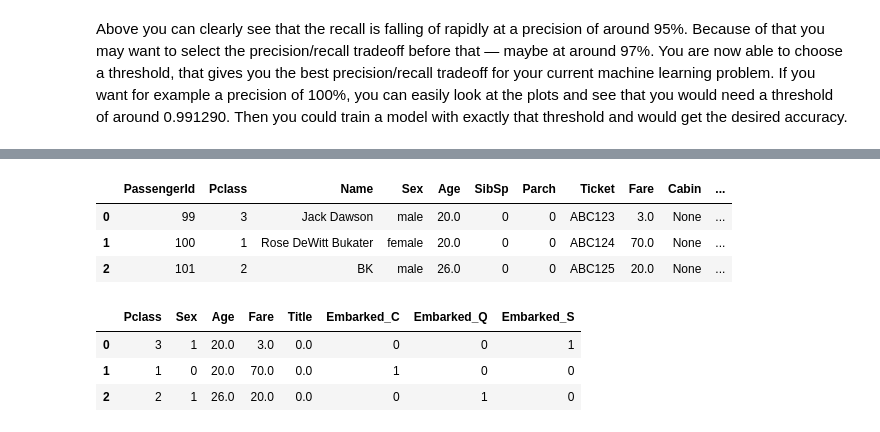
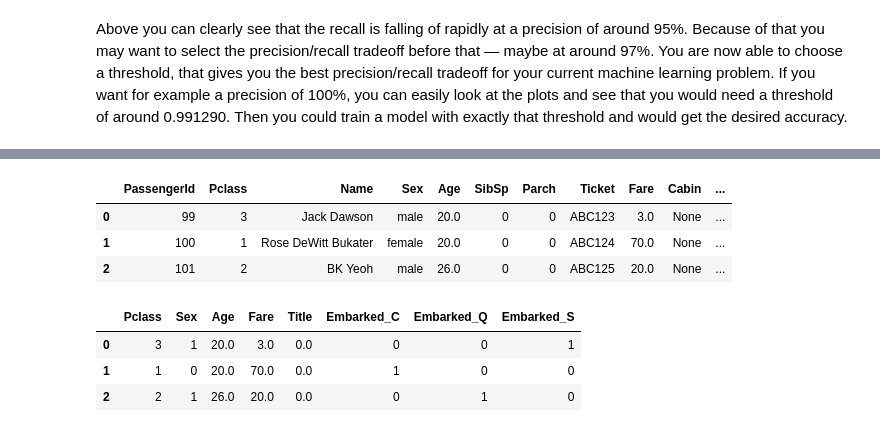
Before and after one commit to CertifaiAI/data-science-fundamentals, a Jupyter notebook: day_3/8S_End to End Example .ipynb, the cells around one changed output, grey strips where cells are left out. Cells and saved outputs as stored; diff of their text form; code cells hidden in the pictures.

```diff
--- a/day_3/8S_End to End Example .ipynb
+++ b/day_3/8S_End to End Example .ipynb
@@ -1700,16 +1717,16 @@ Let's build a inference pipline and inference the model with some dummy data.
 ![image](https://user-images.githubusercontent.com/59526258/136179823-7cc66b02-0bf8-4fc8-8ce8-f38e0c8f0cb5.png)
 # %%
-new_input = {'PassengerId': [99, 100, 101], 'Pclass': [3, 1, 2], 'Name': ["Jack Dawson", "Rose DeWitt Bukater", "BK"],
+new_input = {'PassengerId': [99, 100, 101], 'Pclass': [3, 1, 2], 'Name': ["Jack Dawson", "Rose DeWitt Bukater", "BK Yeoh"],
         'Sex': ["male", "female", "male"],
         'Age': [20.0, 20.0, 26.0], 'SibSp': [0, 0, 0], 'Parch': [0, 0, 0], 'Ticket': ["ABC123", "ABC124", "ABC125"], 'Fare': [3.0, 70.0, 20.0], 'Cabin': [None, None, None], 'Embarked': [None, "C","Q"]}
 
 new_df = pd.DataFrame(new_input)
 new_df
 # %% [output]
 |  | PassengerId | Pclass | Name | Sex | Age | SibSp | Parch | Ticket | Fare | Cabin | ... |
 | 0 | 99 | 3 | Jack Dawson | male | 20.0 | 0 | 0 | ABC123 | 3.0 | None | ... |
 | 1 | 100 | 1 | Rose DeWitt Bukater | female | 20.0 | 0 | 0 | ABC124 | 70.0 | None | ... |
-| 2 | 101 | 2 | BK | male | 26.0 | 0 | 0 | ABC125 | 20.0 | None | ... |
+| 2 | 101 | 2 | BK Yeoh | male | 26.0 | 0 | 0 | ABC125 | 20.0 | None | ... |
 # %%
 preprocess_pipe = Pipeline(steps=[
     ('CheckSchema',CheckSchema(schema)),
```
Also changed, not shown: parts of 27 cells of this notebook.
